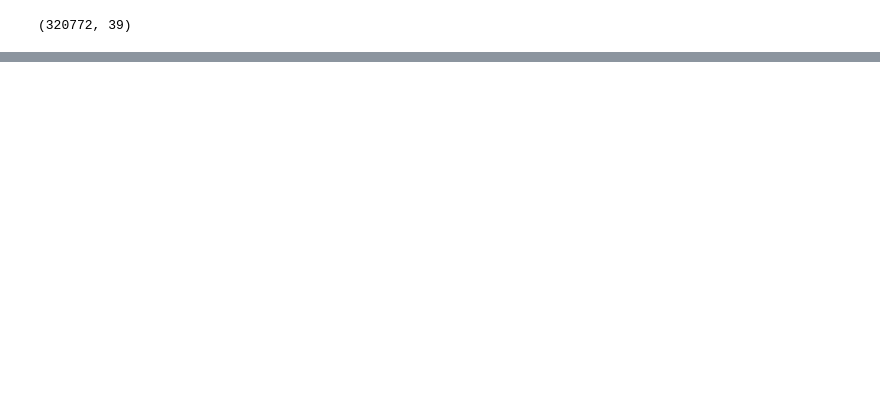
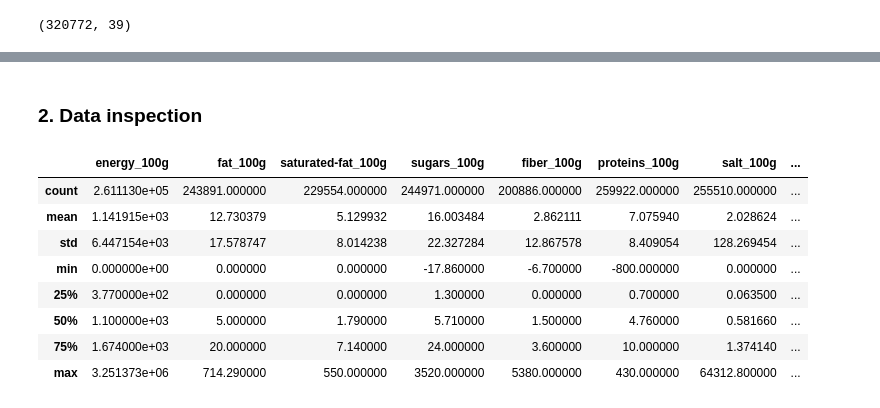
Before and after one commit to gaspardhurez/oc_p2, a Jupyter notebook: Hurez_Gaspard_1_cleaning_notebook_date.ipynb, the cells around one changed output, grey strips where cells are left out. Drawn from its saved outputs; the diff is of its cells as text; code cells hidden in the pictures; blank space fills up the shorter version.

Commit message:
Data inspection

```diff
--- a/Hurez_Gaspard_1_cleaning_notebook_date.ipynb
+++ b/Hurez_Gaspard_1_cleaning_notebook_date.ipynb
@@ -42,9 +44,9 @@ list(df.columns)
 # %%
-missing_values = df.isnull().sum().sort_values(ascending=False)
+missing_values = raw_df.isnull().sum().sort_values(ascending=False)
 missing_values_pct = missing_values / 320772 * 100
 variables_80pct_null = (80 > missing_values_pct)
 # %%
-df = df.loc[:, variables_80pct_null]
+df = raw_df.loc[:, variables_80pct_null]
 list(df.columns)
 # %% [output]
 ['code',
@@ -77,9 +83,9 @@ columns_to_drop = ['code',
                    'tags'
                   ]
 
-regex = '|'.join(columns_to_drop)
-df_to_drop = df.filter(regex=regex, axis=1)
-df = df.drop(df_to_drop.columns, axis=1)
+columns_to_drop = '|'.join(columns_to_drop)
+columns_to_drop = df.filter(regex=columns_to_drop, axis=1)
+df = df.drop(columns_to_drop.columns, axis=1)
 # %%
 df.shape
 # %% [output]
@@ -139,0 +147,24 @@ df.loc[:, variables_50pct_null]
+# %%
+relevant_variables = ['product_name',
+                      'brands',
+                      'categories_fr',
+                      'main_category_fr',
+                      'countries_fr',
+                      'energy_100g',
+                      'fat_100g',
+                      'saturated-fat_100g',
+                      'sugars_100g',
+                      'fiber_100g',
+                      'proteins_100g',
+                      'salt_100g',
+                      'sodium_100g',
+                      'nutrition-score-fr_100g'
+                     ]
+
+df = df[relevant_variables]
+df.rename(columns={
+    'nutrition-score-fr_100g': 'nutriscore',
+    'energy_100g': 'kcal_per_100g',
+    }, inplace=True)
+
+df.head()
@@ -139,0 +209,14 @@ df.loc[:, variables_50pct_null]
+# %% [markdown]
+### 2. Data inspection
+# %%
+df.describe()
+# %% [output]
+|  | energy_100g | fat_100g | saturated-fat_100g | sugars_100g | fiber_100g | proteins_100g | salt_100g | ... |
+| count | 2.611130e+05 | 243891.000000 | 229554.000000 | 244971.000000 | 200886.000000 | 259922.000000 | 255510.000000 | ... |
+| mean | 1.141915e+03 | 12.730379 | 5.129932 | 16.003484 | 2.862111 | 7.075940 | 2.028624 | ... |
+| std | 6.447154e+03 | 17.578747 | 8.014238 | 22.327284 | 12.867578 | 8.409054 | 128.269454 | ... |
+| min | 0.000000e+00 | 0.000000 | 0.000000 | -17.860000 | -6.700000 | -800.000000 | 0.000000 | ... |
+| 25% | 3.770000e+02 | 0.000000 | 0.000000 | 1.300000 | 0.000000 | 0.700000 | 0.063500 | ... |
+| 50% | 1.100000e+03 | 5.000000 | 1.790000 | 5.710000 | 1.500000 | 4.760000 | 0.581660 | ... |
+| 75% | 1.674000e+03 | 20.000000 | 7.140000 | 24.000000 | 3.600000 | 10.000000 | 1.374140 | ... |
+| max | 3.251373e+06 | 714.290000 | 550.000000 | 3520.000000 | 5380.000000 | 430.000000 | 64312.800000 | ... |
```
Also changed, not shown: parts of 30 cells of this notebook, 2 other files.
